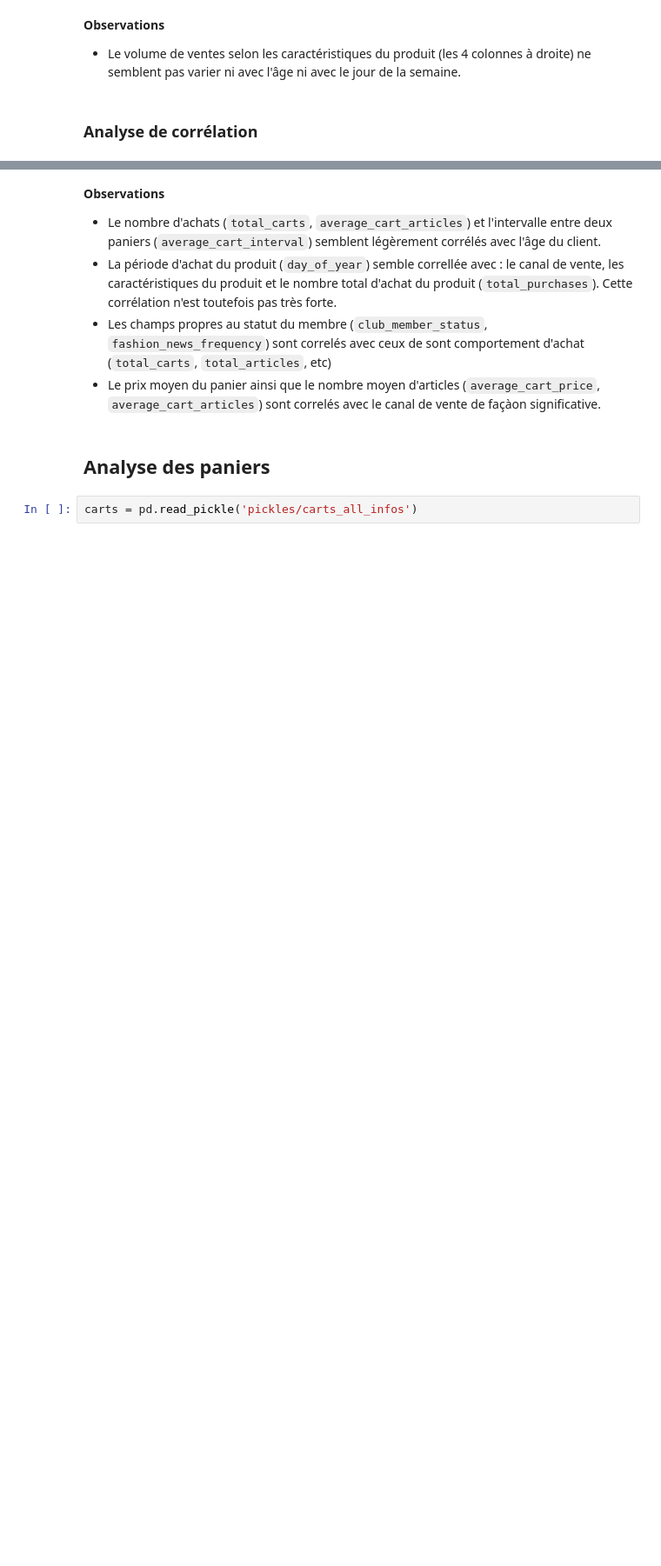
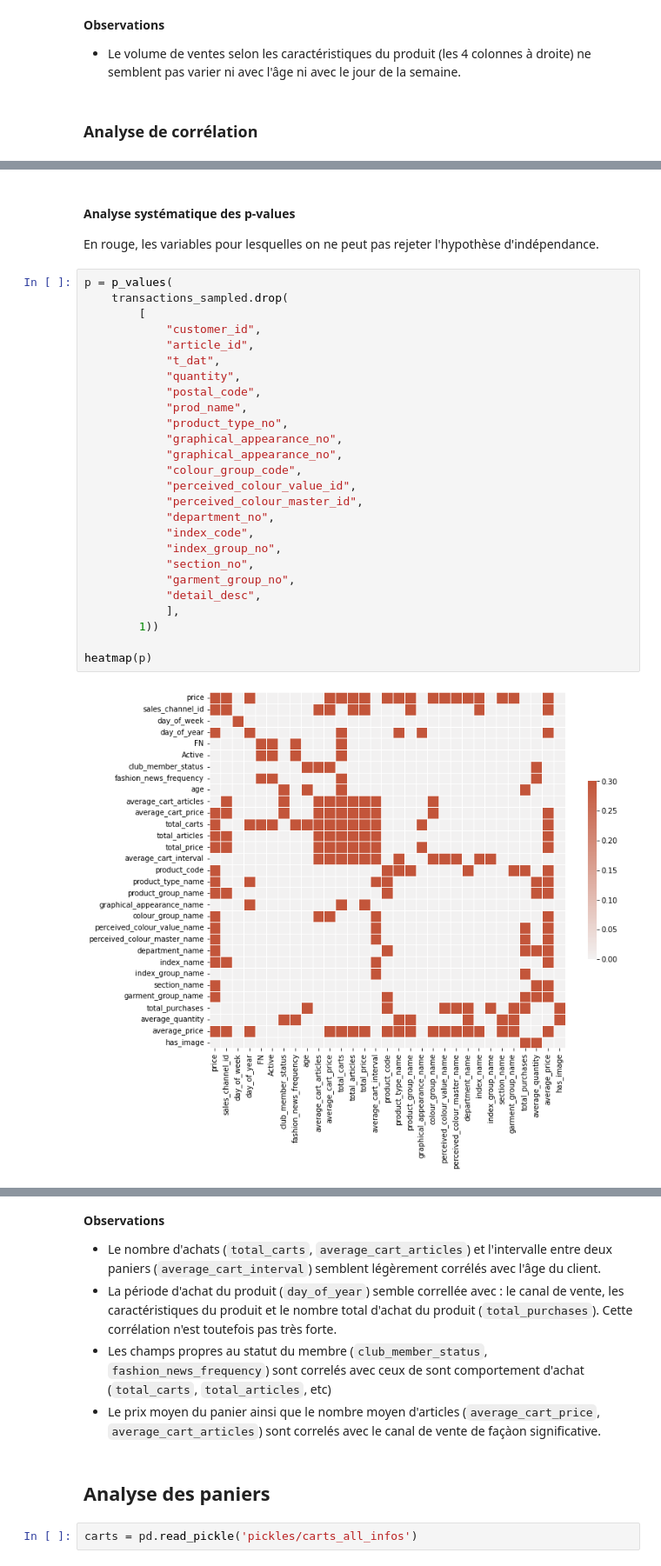
Before and after one commit to treb93/pyhm, a Jupyter notebook: analytics_transactions.ipynb, the cells around one changed output, grey strips where cells are left out. Shown at 87% size. Saved outputs shown, nothing was run; the diff lists cells and outputs as text; blank space fills up the shorter version.

```diff
--- a/analytics_transactions.ipynb
+++ b/analytics_transactions.ipynb
@@ -248,0 +299,31 @@ sns.heatmap(np.abs(corr), cmap=cmap, vmax=.3, center=0,
+# %% [markdown]
+#### Analyse systématique des p-values
+En rouge, les variables pour lesquelles on ne peut pas rejeter l'hypothèse d'indépendance.
+# %%
+p = p_values(
+    transactions_sampled.drop(
+        [
+            "customer_id",
+            "article_id",
+            "t_dat",
+            "quantity",
+            "postal_code",
+            "prod_name",
+            "product_type_no",
+            "graphical_appearance_no",
+            "graphical_appearance_no",
+            "colour_group_code",
+            "perceived_colour_value_id",
+            "perceived_colour_master_id",
+            "department_no",
+            "index_code",
+            "index_group_no",
+            "section_no",
+            "garment_group_no",
+            "detail_desc",
+            ],
+        1))
+
+heatmap(p)
+# %% [output]
+[figure, added]
```
Also changed, not shown: parts of 27 cells of this notebook.
